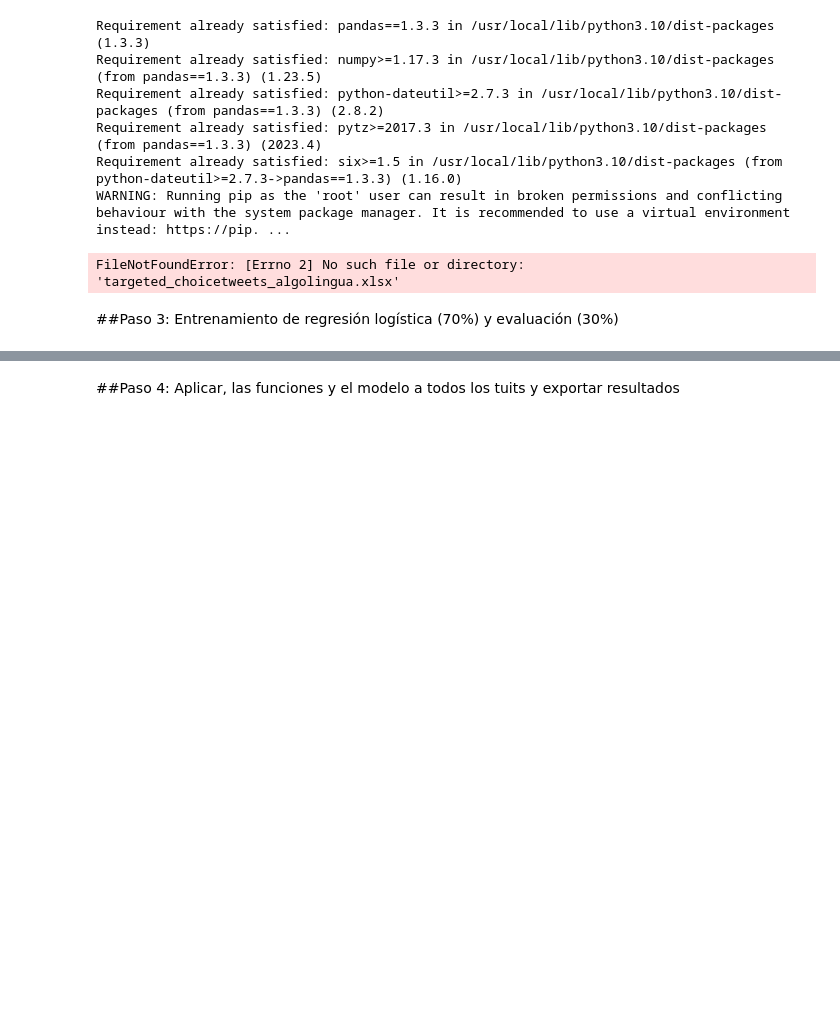
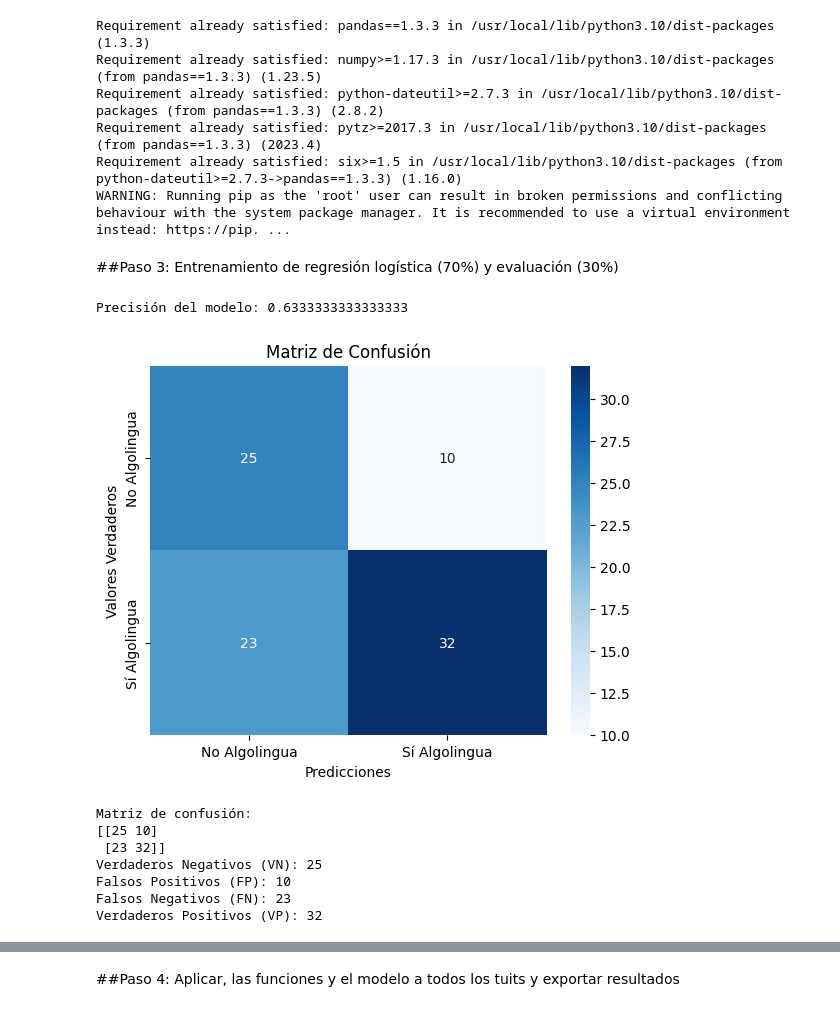
Before and after one commit to NaiaraSanz/Tesis_Emotivismo_HateSpeech_Topicmodelling_Twitter, a Jupyter notebook: Tesis_Leysiessi.ipynb, the cells around one changed output, grey strips where cells are left out. Drawn from its saved outputs; the diff is of its cells as text; code cells hidden in the pictures; blank space fills up the shorter version.

```diff
--- a/Tesis_Leysiessi.ipynb
+++ b/Tesis_Leysiessi.ipynb
@@ -2648,11 +2723,6 @@ df_no_seleccionados = df.drop(df_seleccionados.index)
 
 # Guardar los tuits no seleccionados a otro archivo Excel
 df_no_seleccionados.to_excel('NOTchoicedtweets_algolingua.xlsx', index=False)
-# %%
-# Cargar el archivo Excel categorizando la columna Algolingua
-df = pd.read_excel('targeted_choicetweets_algolingua.xlsx')
-# %% [output]
-FileNotFoundError: [Errno 2] No such file or directory: 'targeted_choicetweets_algolingua.xlsx'
 # %% [markdown]
 ##Paso 3: Entrenamiento de regresión logística (70%) y evaluación (30%)
 # %%
@@ -2663,30 +2733,50 @@ from sklearn.metrics import confusion_matrix, accuracy_score
 import matplotlib.pyplot as plt
 import seaborn as sns
 
 # Cargar el archivo Excel, asumiendo que 'Algolingua' ya está correctamente categorizada
 df = pd.read_excel('targeted_choicetweets_algolingua.xlsx')
 
 # Suponiendo que la primera columna es 'Tweet' y no se usará como variable independiente
 X = df.drop(['Tweet', 'Algolingua'], axis=1)  # Asegúrate de excluir correctamente la columna 'Tweet'
 y = df['Algolingua']
 
 # Dividir los datos en conjuntos de entrenamiento y prueba
 X_train, X_test, y_train, y_test = train_test_split(X, y, test_size=0.3, random_state=42)
 
 # Inicializar y entrenar el modelo de regresión logística
 model = LogisticRegression(max_iter=1000, solver='lbfgs')
 model.fit(X_train, y_train)
 
 # Predecir los valores para el conjunto de prueba
 y_pred = model.predict(X_test)
 
 # Calcular y mostrar la precisión del modelo
 print("Precisión del modelo:", accuracy_score(y_test, y_pred))
 
 # Generar y visualizar la matriz de confusión
 conf_matrix = confusion_matrix(y_test, y_pred)
 sns.heatmap(conf_matrix, annot=True, fmt='d', cmap='Blues', xticklabels=['No Algolingua', 'Sí Algolingua'], yticklabels=['No Algolingua', 'Sí Algolingua'])
 plt.xlabel('Predicciones')
 plt.ylabel('Valores Verdaderos')
 plt.title('Matriz de Confusión')
 plt.show()
+# Imprimir los valores de la matriz de confusión
+print("Matriz de confusión:")
+print(conf_matrix)
+
+# Imprimir los valores descriptivos de la matriz de confusión
+verdaderos_negativos, falsos_positivos, falsos_negativos, verdaderos_positivos = conf_matrix.ravel()
+print(f'Verdaderos Negativos (VN): {verdaderos_negativos}')
+print(f'Falsos Positivos (FP): {falsos_positivos}')
+print(f'Falsos Negativos (FN): {falsos_negativos}')
+print(f'Verdaderos Positivos (VP): {verdaderos_positivos}')
+# %% [output]
+Precisión del modelo: 0.6333333333333333
+[figure, added]
+Matriz de confusión:
+[[25 10]
+ [23 32]]
+Verdaderos Negativos (VN): 25
+Falsos Positivos (FP): 10
+Falsos Negativos (FN): 23
+Verdaderos Positivos (VP): 32
```
Also changed, not shown: parts of 18 cells of this notebook.
